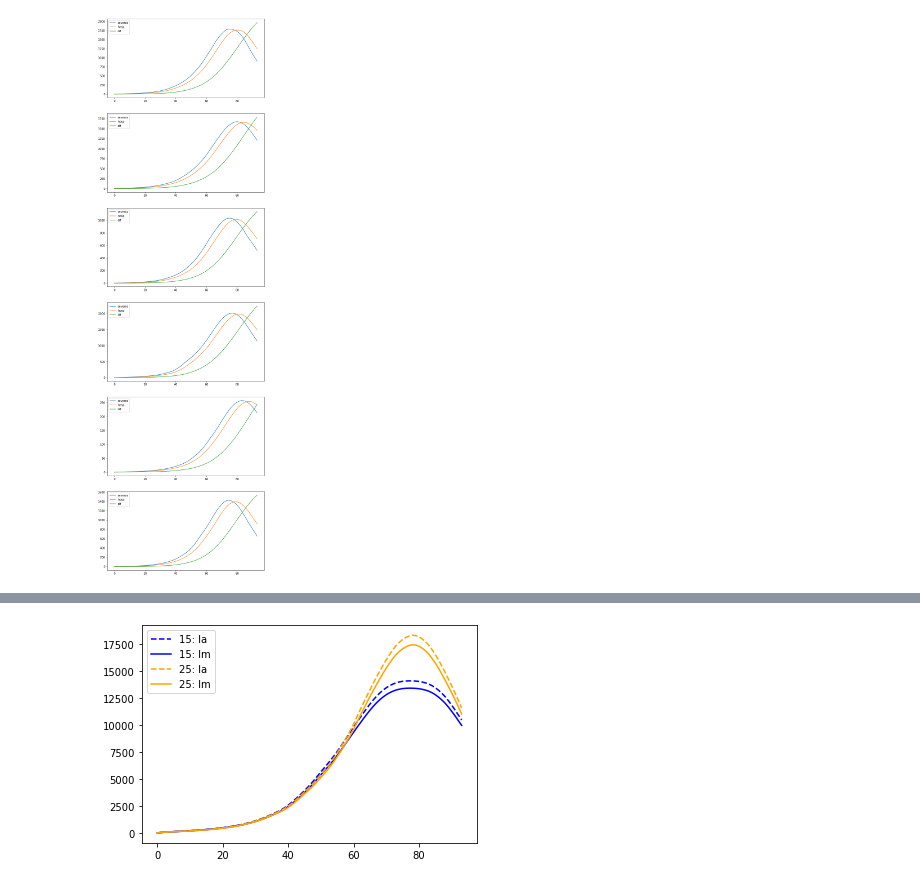
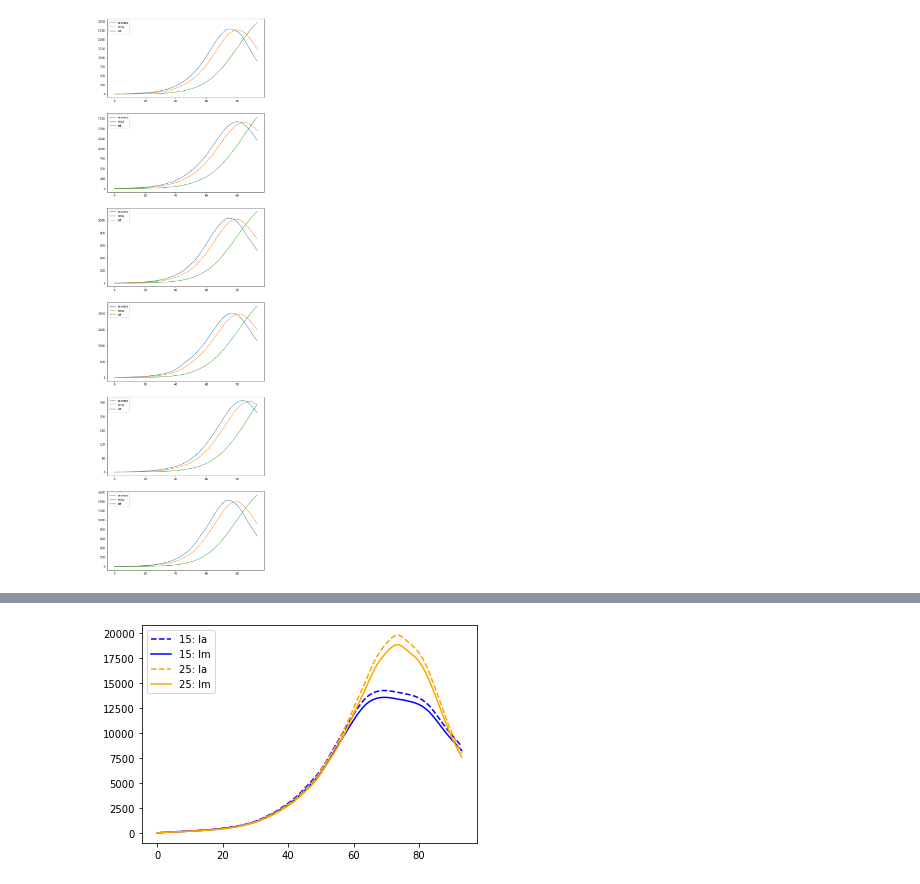
Before and after one commit to edtrelo/COVID19Model, a Jupyter notebook: src/model/casobase_reg.ipynb, the cells around one changed output, grey strips where cells are left out. Cells and saved outputs as stored; diff of their text form; code cells hidden in the pictures.

```diff
--- a/src/model/casobase_reg.ipynb
+++ b/src/model/casobase_reg.ipynb
@@ -30,13 +30,11 @@ pob = pd.read_csv('https://raw.githubusercontent.com/edtrelo/COVID19Model/main/d
 pob = pob['pop'].to_list()
 # %%
 rf = RandomForestRegressor(n_estimators = 1000, random_state = 42)
-# %%
-ABT = ABTdf.to_numpy()
 # %%
-train_X, test_X, train_Y, test_Y = train_test_split(ABT[:, :-1], ABT[:, -1], test_size = 0.25, random_state = 42)
+train_X, test_X, train_Y, test_Y = train_test_split(ABT.iloc[:, :-1], ABT.iloc[:, -1], test_size = 0.25, random_state = 42)
 # %%
 rf.fit(train_X, train_Y)
 # %% [output]
 RandomForestRegressor(n_estimators=1000, random_state=42)
 # %%
-Y = rf.predict(ABT[:, :-1])
+Y = rf.predict(ABT.iloc[:, :-1])
@@ -191,6 +153,7 @@ R = lambda t: (1-r) if t > inicio_red else 1
 # %%
 def λ1(t, i, Ia, Im, Ip):
     wd = (fecha_inicio.weekday() + t) % 7
+    df = pd.DataFrame()
 
     ixdf = None
 
@@ -203,19 +166,19 @@ def λ1(t, i, Ia, Im, Ip):
 
     a = np.zeros(20, dtype = np.float64)
 
-    a[0] = t
-    a[1] = i
+    df['t'] = [t]
+    df['i'] = [i]
 
     for j in range(6):
-        a[2 + j] = Ia[j] * viajes[ixdf].iloc[j, i] * R(t) / sum( viajes[ixdf].iloc[:, j]*R(t) )
+        df['Ia_{}'.format(j+1)] = [Ia[j] * viajes[ixdf].iloc[j, i] * R(t) / sum( viajes[ixdf].iloc[:, j]*R(t) )]
 
     for j in range(6):
-        a[8 + j] = f * Im[j] * viajes[ixdf].iloc[j, i]*R(t) / sum( viajes[ixdf].iloc[:, j]*R(t) )
+        df['Im_{}'.format(j+1)] = [(1-f) * Im[j] * viajes[ixdf].iloc[j, i]*R(t) / sum( viajes[ixdf].iloc[:, j]*R(t) )]
 
     for j in range(6):
-        a[14 + j] = Ip[j] * viajes[ixdf].iloc[j, i]*R(t) / sum( viajes[ixdf].iloc[:, j]*R(t) )
+        df['Ip_{}'.format(j+1)] = [Ip[j] * viajes[ixdf].iloc[j, i]*R(t) / sum( viajes[ixdf].iloc[:, j]*R(t) )]
 
-    return a.reshape((1, 20))
+    return df
 # %%
 L = lambda t, i, Ia, Im, Ip: rf.predict(λ1(t, i, Ia, Im, Ip))[0]
 # %%
@@ -261,12 +224,12 @@ sol = solve_ivp(Model, (0, 94), x0, t_eval = tdata)
 Ys = sol.y
 # %%
 plt.plot()
-plt.plot(Ys[8*1 + 6], label = '15: Ia', linestyle = '--', color = 'b')
-plt.plot(Ys[8*1 + 7], label = '15: Im', color = 'b')
-plt.plot(solBase.y[8*1 + 6], label = '25: Ia', linestyle = '--', color = 'orange')
-plt.plot(solBase.y[8*1 + 7], label = '25: Im', color = 'orange')
+plt.plot(Ys[8*0 + 6], label = '15: Ia', linestyle = '--', color = 'b')
+plt.plot(Ys[8*0 + 7], label = '15: Im', color = 'b')
+plt.plot(solBase.y[8*0 + 6], label = '25: Ia', linestyle = '--', color = 'orange')
+plt.plot(solBase.y[8*0 + 7], label = '25: Im', color = 'orange')
 plt.legend()
 
 plt.show()
 # %% [output]
-[figure, old version]
+[figure, new version]
```
Also changed, not shown: parts of 7 cells of this notebook, 8 other files.
